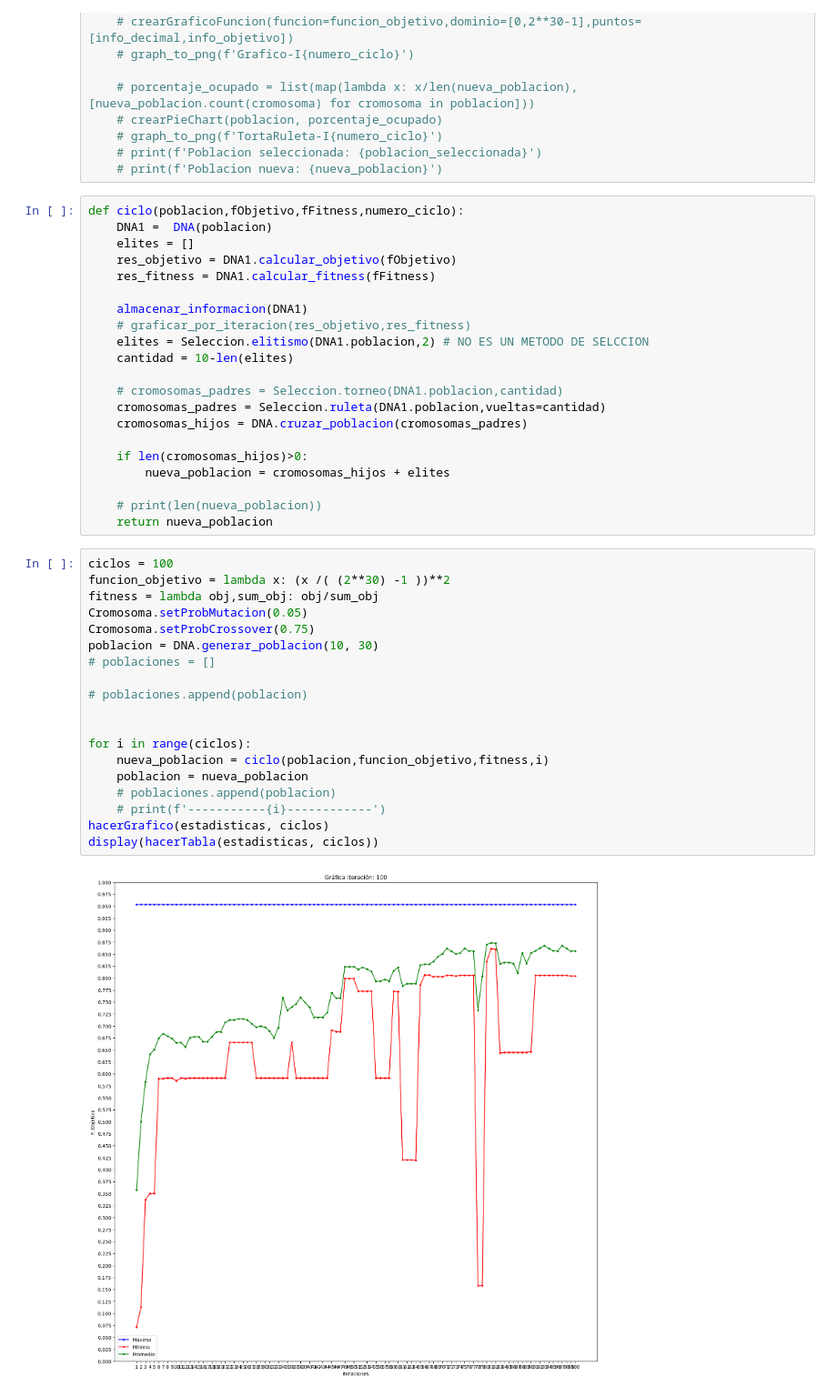
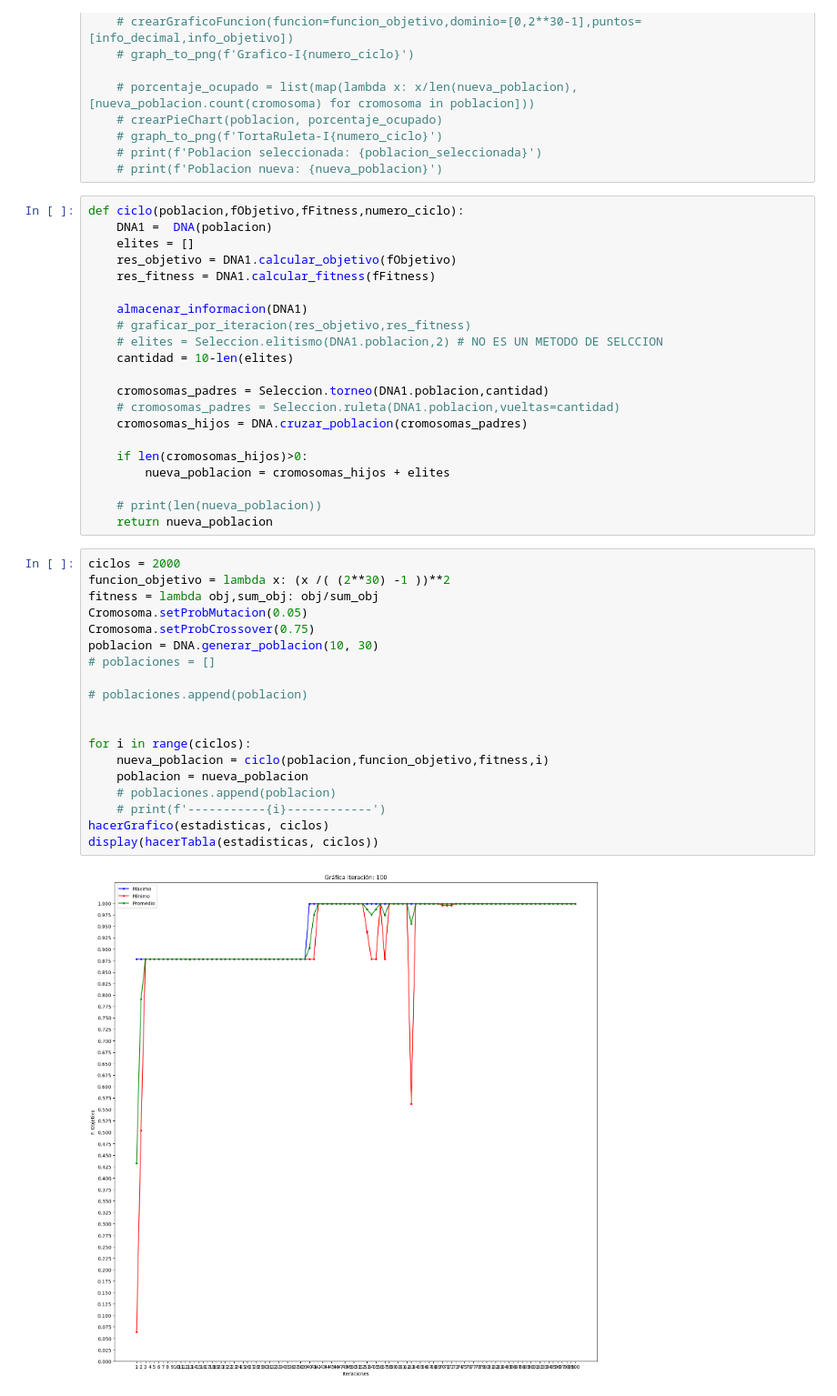
Before and after one commit to GinoBartolucci/algoritmos-geneticos, a Jupyter notebook: Proyecto/AlgoritmoGenetico/Main_TP1.ipynb, the cells around one changed output. Shown: that part at 91% size. Drawn from its saved outputs; the diff is of its cells as text.

```diff
--- a/Proyecto/AlgoritmoGenetico/Main_TP1.ipynb
+++ b/Proyecto/AlgoritmoGenetico/Main_TP1.ipynb
@@ -79,11 +79,11 @@ def ciclo(poblacion,fObjetivo,fFitness,numero_ciclo):
 
     almacenar_informacion(DNA1)
     # graficar_por_iteracion(res_objetivo,res_fitness)
-    elites = Seleccion.elitismo(DNA1.poblacion,2) # NO ES UN METODO DE SELCCION
+    # elites = Seleccion.elitismo(DNA1.poblacion,2) # NO ES UN METODO DE SELCCION
     cantidad = 10-len(elites)
 
-    # cromosomas_padres = Seleccion.torneo(DNA1.poblacion,cantidad)
-    cromosomas_padres = Seleccion.ruleta(DNA1.poblacion,vueltas=cantidad)
+    cromosomas_padres = Seleccion.torneo(DNA1.poblacion,cantidad)
+    # cromosomas_padres = Seleccion.ruleta(DNA1.poblacion,vueltas=cantidad)
     cromosomas_hijos = DNA.cruzar_poblacion(cromosomas_padres)
 
     if len(cromosomas_hijos)>0:
@@ -92,24 +92,24 @@ def ciclo(poblacion,fObjetivo,fFitness,numero_ciclo):
     # print(len(nueva_poblacion))
     return nueva_poblacion
 # %%
-ciclos = 100
+ciclos = 2000
 funcion_objetivo = lambda x: (x /( (2**30) -1 ))**2
 fitness = lambda obj,sum_obj: obj/sum_obj
 Cromosoma.setProbMutacion(0.05)
 Cromosoma.setProbCrossover(0.75)
 poblacion = DNA.generar_poblacion(10, 30)
 # poblaciones = []
 
 # poblaciones.append(poblacion)
 
 
 for i in range(ciclos):
     nueva_poblacion = ciclo(poblacion,funcion_objetivo,fitness,i)
     poblacion = nueva_poblacion
     # poblaciones.append(poblacion)
     # print(f'-----------{i}------------')
 hacerGrafico(estadisticas, ciclos)
 display(hacerTabla(estadisticas, ciclos))
 # %% [output]
-[figure, old version]
+[figure, new version]
 |  | Iteracion | CromosomaMax | Maximo | Minimo | Promedio |
```
Also changed, not shown: parts of 1 cell of this notebook, 1 other file.
